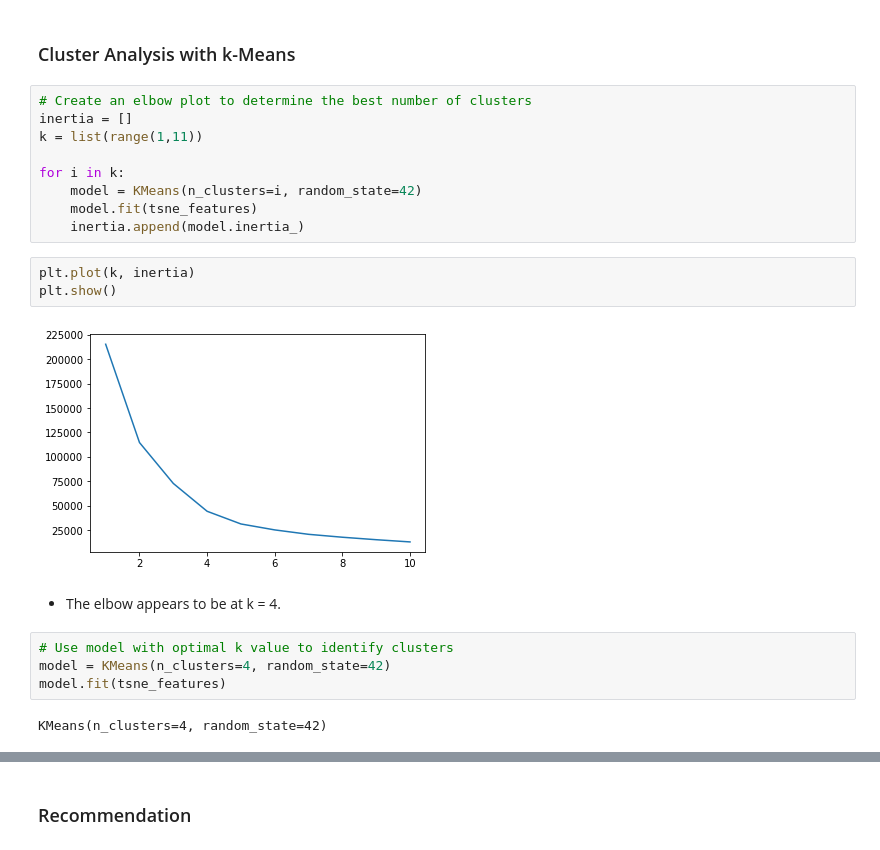
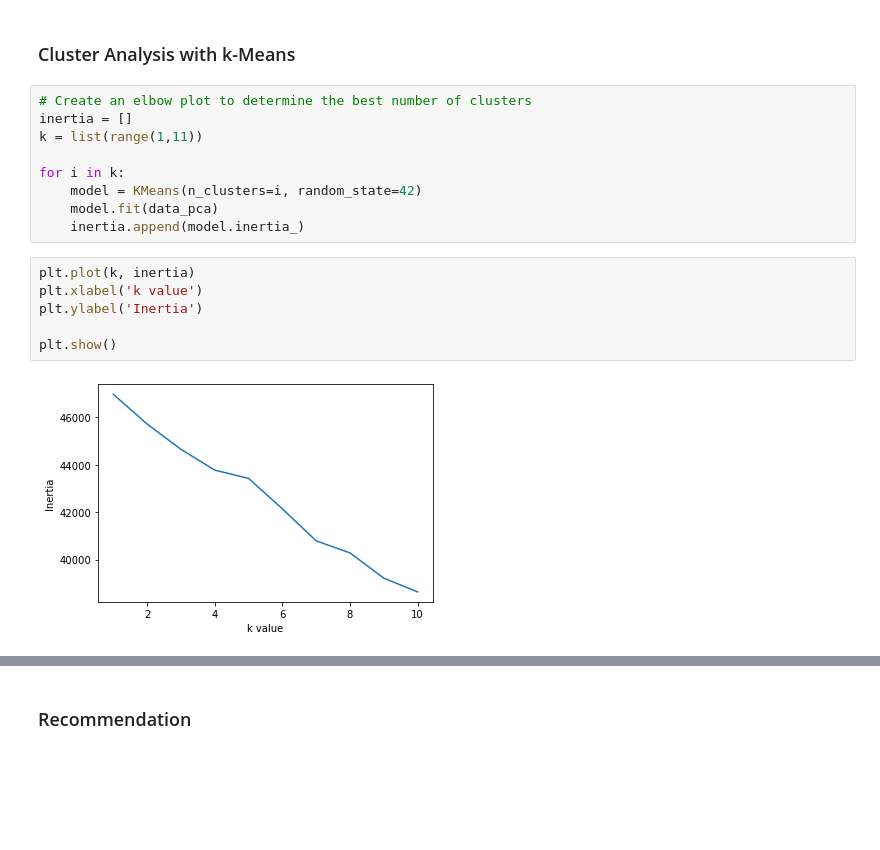
Before and after one commit to esalgado28/crypto-clustering-ML, a Jupyter notebook: crypto_clusters.ipynb, the cells around one changed output, grey strips where cells are left out. Drawn from its saved outputs; the diff is of its cells as text; blank space fills up the shorter version.

```diff
--- a/crypto_clusters.ipynb
+++ b/crypto_clusters.ipynb
@@ -122,18 +122,13 @@ k = list(range(1,11))
 
 for i in k:
     model = KMeans(n_clusters=i, random_state=42)
-    model.fit(tsne_features)
+    model.fit(data_pca)
     inertia.append(model.inertia_)
 # %%
 plt.plot(k, inertia)
+plt.xlabel('k value')
+plt.ylabel('Inertia')
+
 plt.show()
 # %% [output]
-[figure, old version]
+[figure, new version]
-# %% [markdown]
-- The elbow appears to be at k = 4.
-# %%
-# Use model with optimal k value to identify clusters
-model = KMeans(n_clusters=4, random_state=42)
-model.fit(tsne_features)
-# %% [output]
-KMeans(n_clusters=4, random_state=42)
```
Also changed, not shown: parts of 6 cells of this notebook.
